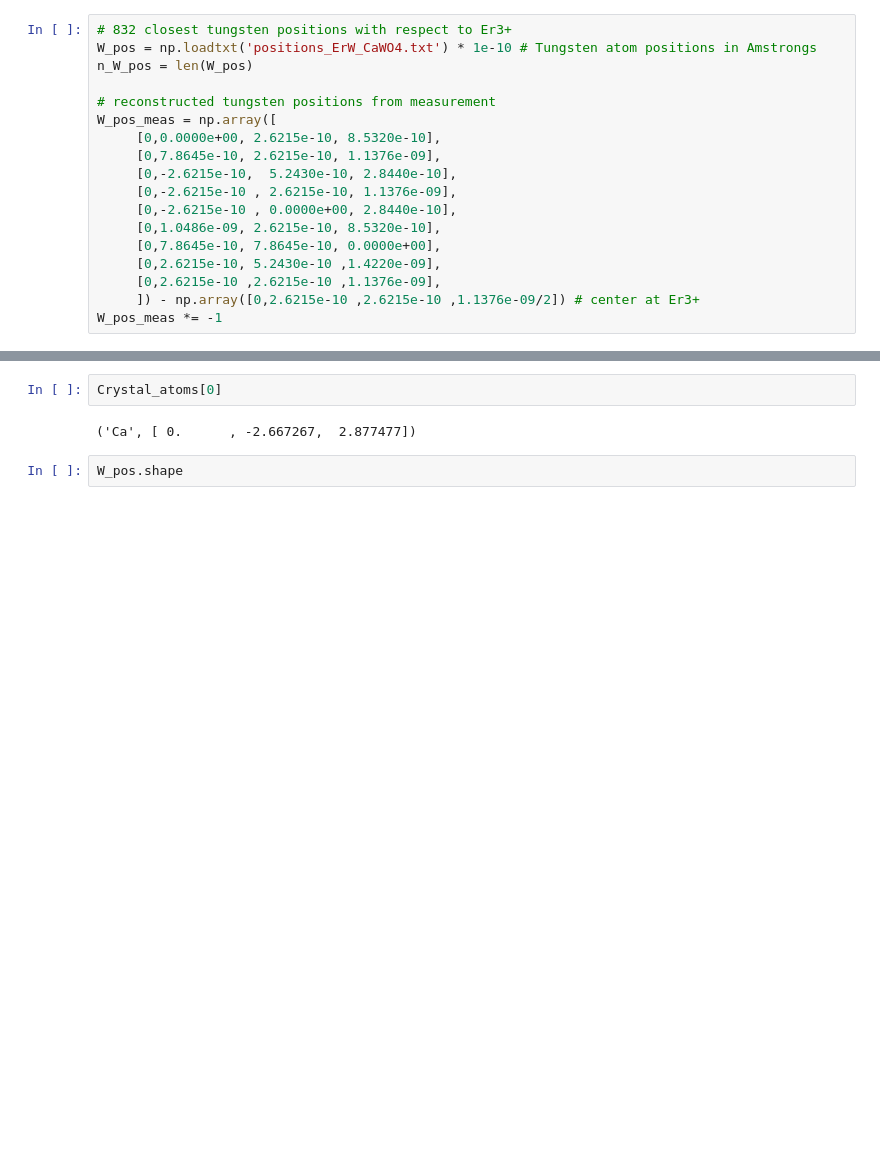
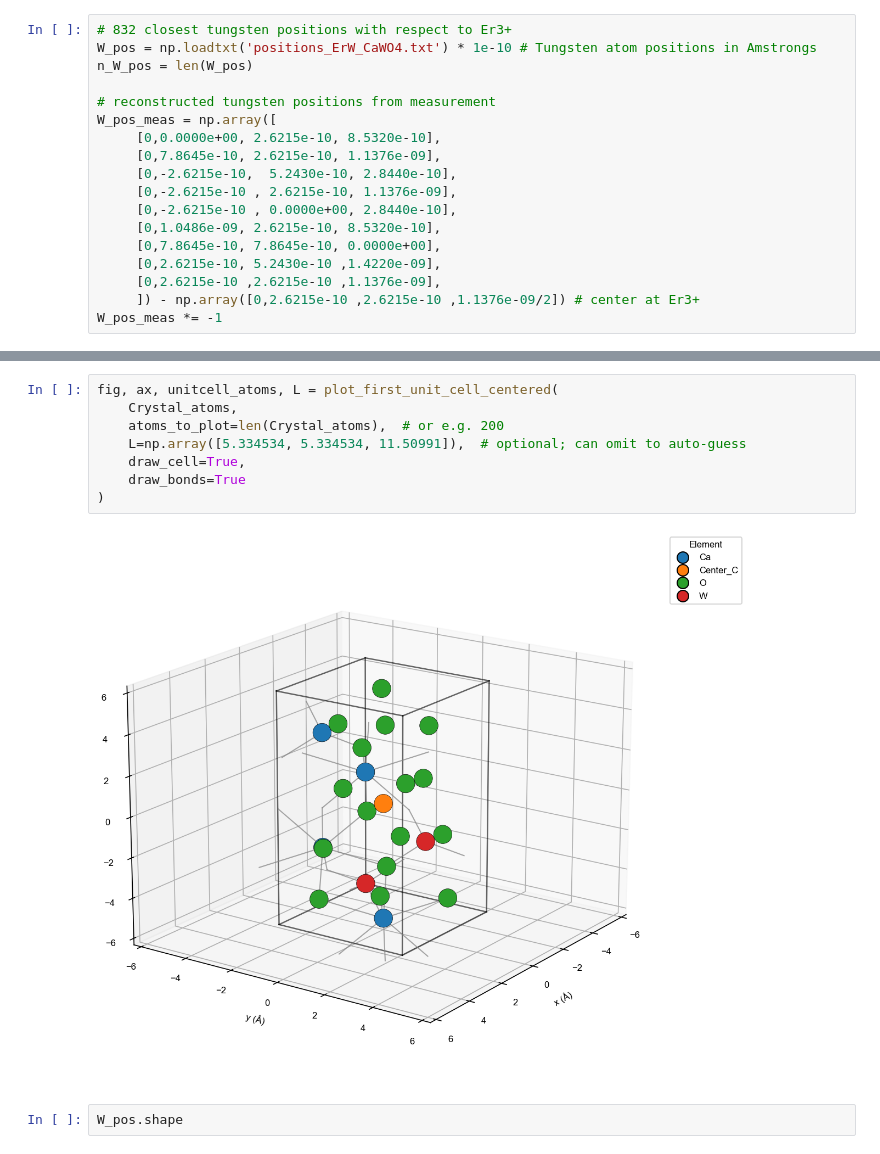
Before and after one commit to leonmyk/Spectroscopy_Hamiltonian_fitter-, a Jupyter notebook: nuclear_nuclear_coupling.ipynb, the cells around one changed output, grey strips where cells are left out. Saved outputs shown, nothing was run; the diff lists cells and outputs as text; blank space fills up the shorter version.

```diff
--- a/nuclear_nuclear_coupling.ipynb
+++ b/nuclear_nuclear_coupling.ipynb
@@ -109,7 +337,13 @@ for atom in Crystal_atoms :
 # %%
-Crystal_atoms[0]
+fig, ax, unitcell_atoms, L = plot_first_unit_cell_centered(
+    Crystal_atoms,
+    atoms_to_plot=len(Crystal_atoms),  # or e.g. 200
+    L=np.array([5.334534, 5.334534, 11.50991]),  # optional; can omit to auto-guess
+    draw_cell=True,
+    draw_bonds=True
+)
 # %% [output]
-('Ca', [ 0.      , -2.667267,  2.877477])
+[figure, added]
 # %%
 W_pos.shape
 # %% [output]
```
Also changed, not shown: parts of 4 cells of this notebook, 7 other files.
